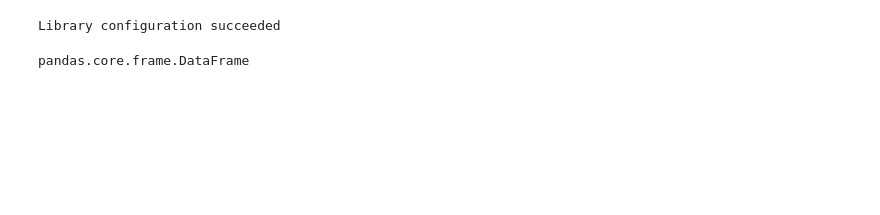
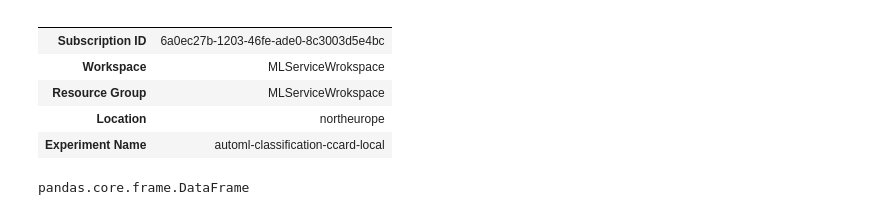
Before and after one commit to rolester/AzureMLModelExplain, a Jupyter notebook: AutoML-Iris-In-Notebook.ipynb, the cells around one changed output. Saved outputs shown, nothing was run; the diff lists cells and outputs as text; code cells hidden in the pictures; blank space fills up the shorter version.

```diff
--- a/AutoML-Iris-In-Notebook.ipynb
+++ b/AutoML-Iris-In-Notebook.ipynb
@@ -9,16 +9,40 @@ SDK version: 1.0.83
 # %%
-subscription_id = '6a0ec27b-1203-46fe-ade0-8c3003d5e4bc'
-resource_group  = 'PythonSDK'
-workspace_name  = 'pythonsdkworkspace'
+import pandas as pd
+#subscription_id = '6a0ec27b-1203-46fe-ade0-8c3003d5e4bc'
+#resource_group  = 'MLServiceWrokspace'
+#workspace_name  = 'MLServiceWrokspace'
 
-try:
-    ws = Workspace(subscription_id = subscription_id, resource_group = resource_group, workspace_name = workspace_name)
-    ws.write_config()
-    print('Library configuration succeeded')
-except:
-    print('Workspace not found')
+#try:
+#    ws = Workspace(subscription_id = subscription_id, resource_group = resource_group, workspace_name = workspace_name)
+#    ws.write_config()
+#    print('Library configuration succeeded')
+#except:
+#    print('Workspace not found')
+
+
+ws = Workspace.from_config()
+
+# choose a name for experiment
+experiment_name = 'automl-classification-ccard-local'
+
+experiment=Experiment(ws, experiment_name)
+
+output = {}
+output['Subscription ID'] = ws.subscription_id
+output['Workspace'] = ws.name
+output['Resource Group'] = ws.resource_group
+output['Location'] = ws.location
+output['Experiment Name'] = experiment.name
+pd.set_option('display.max_colwidth', -1)
+outputDf = pd.DataFrame(data = output, index = [''])
+outputDf.T
 # %% [output]
-Library configuration succeeded
+|  |  |
+| Subscription ID | 6a0ec27b-1203-46fe-ade0-8c3003d5e4bc |
+| Workspace | MLServiceWrokspace |
+| Resource Group | MLServiceWrokspace |
+| Location | northeurope |
+| Experiment Name | automl-classification-ccard-local |
 # %%
 experiment_name = 'autoMLdemo1'
 # %%
```
Also changed, not shown: parts of 25 cells of this notebook, 30 other files.
